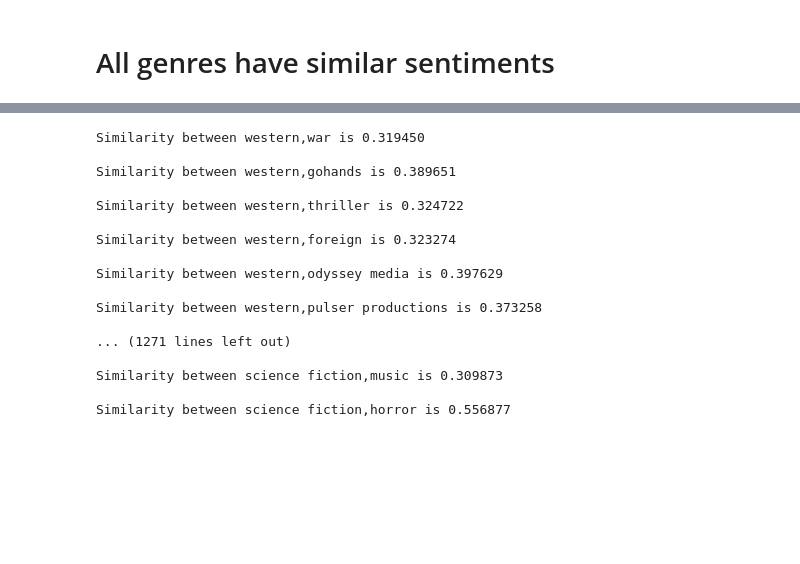
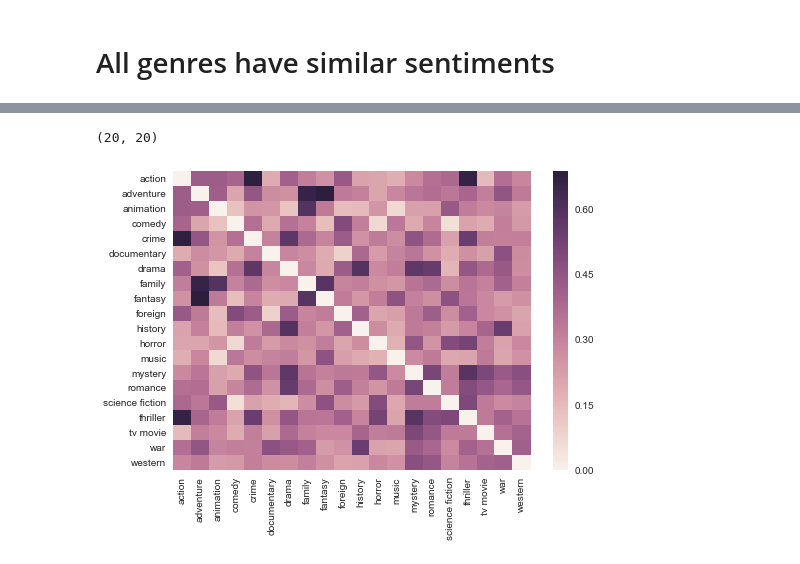
Before and after one commit to ybshankar010/machinelearning, a Jupyter notebook: imdb.ipynb, the cells around one changed output, grey strips where cells are left out. Cells and saved outputs as stored; diff of their text form; code cells hidden in the pictures; blank space fills up the shorter version.

```diff
--- a/imdb.ipynb
+++ b/imdb.ipynb
@@ -213,6 +245,8 @@ for i, ax in enumerate(fig.axes):
 # %%
 overview_cleaned = myTfIdfGenerator.getCleanedDocuments(list(movies_df_clean['overview']), threshold = 0.5)
 movies_df_clean['overview_cleaned'] = overview_cleaned
+# %%
+_,uniqueGenres = plot_frequencies(movies_df_clean,cutoff=0.1,columnName='overview_cleaned')
 # %% [markdown]
 # All genres have similar sentiments
 # %%
@@ -236,9 +255,10 @@ class Utils:
 # %%
 class LabeledIMDBData(object):
 
-    def __init__(self,df):
+    def __init__(self,df,considerTags = dict()):
         self.df = df
         self.tokenizer = PreprocessIMDBData()
+        self.uniqueGenres = considerTags
         self.to_array()
 
     def __iter__(self):
@@ -248,7 +268,14 @@ class LabeledIMDBData(object):
     def to_array(self):
         self.movies = []
         for index,row in self.df.iterrows():
-            movietags = Utils.getGenres( row['genres'])
+            movietags = []
+            tags = Utils.getGenres( row['genres'])
+            if len(self.uniqueGenres) != 0:
+                for tag in tags:
+                    if tag in self.uniqueGenres:
+                        movietags.append(tag)
+            else:
+                movietags = movietags + tags
             movietags.append(row['id'])
             movietags.append(row['title'])
             self.movies.append(TaggedDocument(words = self.tokenizer.tokenizeSentence(row['overview_cleaned']),
@@ -324,5 +351,5 @@ movies_df_clean.head()
 # %%
-movies_data = LabeledIMDBData(movies_df_clean)  ## Small dataset
+movies_data = LabeledIMDBData(movies_df_clean,uniqueGenres)  ## Small dataset
 # movies_data = LabeledIMDBData(movies_df_clean)
 model = Doc2Vec(dm=0, size=100, negative=5, hs=0, min_count=1, workers=cores)
 # model.delete_temporary_training_data()
@@ -456,29 +487,30 @@ for idx,row in movies_df_clean.iterrows():
 genres = list(genres)
 # %%
 from itertools import permutations
+
+genreSimDict = {}
 for genreSublist in permutations(genres,2):
     genreOne = genreSublist[0]
     genreTwo = genreSublist[1]
-    similarity_score = model.docvecs.similarity(genreOne,genreTwo)
-    if similarity_score< 0.3:
+    if genreOne not in uniqueGenres or genreTwo not in uniqueGenres:
         continue
-    print("Similarity between %s,%s is %f\n" % (genreOne,genreTwo,similarity_score))
+    try:
+        similarity_score = model.docvecs.similarity(genreOne,genreTwo)
+    except:
+        pass
+    genreSimDict[genreSublist] = similarity_score
+#     if similarity_score< 0.3:
+#         continue
+#     print("Similarity between %s,%s is %f\n" % (genreOne,genreTwo,similarity_score))
+ser = pd.Series(list(genreSimDict.values()),
+                  index=pd.MultiIndex.from_tuples(genreSimDict.keys()))
+df = ser.unstack().fillna(0)
+df.shape
 # %% [output]
-Similarity between western,war is 0.319450
-
-Similarity between western,gohands is 0.389651
-
-Similarity between western,thriller is 0.324722
-
-Similarity between western,foreign is 0.323274
-
-Similarity between western,odyssey media is 0.397629
-
-Similarity between western,pulser productions is 0.373258
-
-... (1271 lines left out)
-
-Similarity between science fiction,music is 0.309873
-
-Similarity between science fiction,horror is 0.556877
+(20, 20)
+# %%
+import seaborn as sns
+sns.heatmap(df);
+# %% [output]
+[figure, added]
 # %%
```
Also changed, not shown: parts of 20 cells of this notebook.
